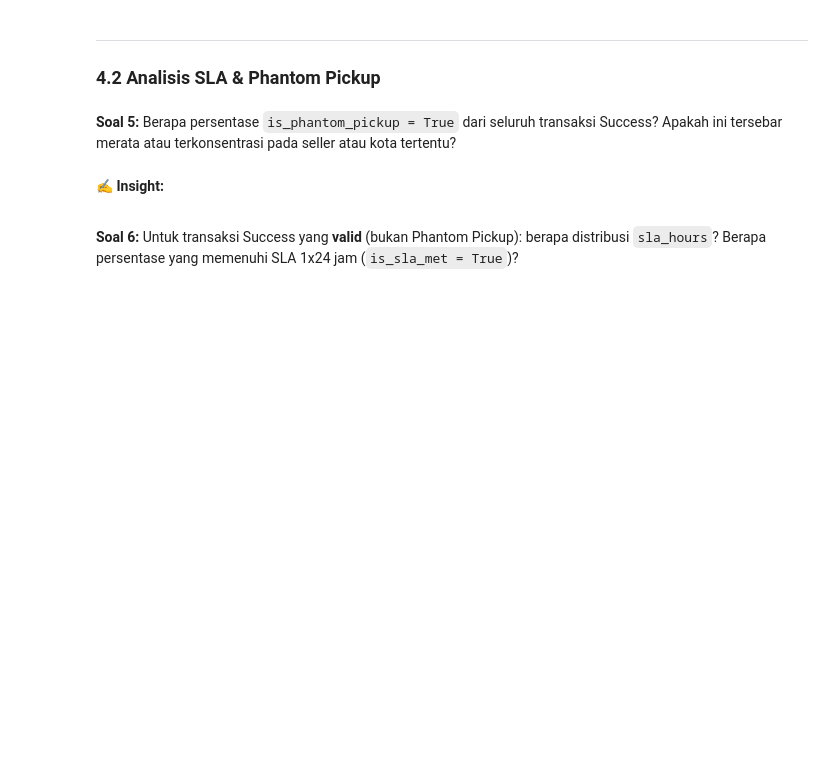
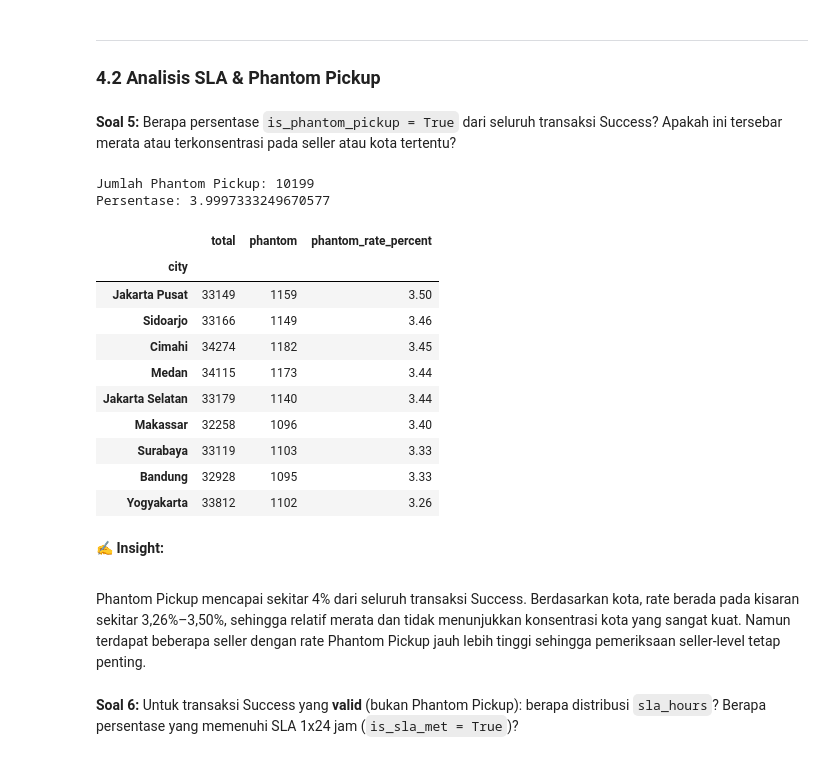
Before and after one commit to naufalarkan2004-spec/data_analysis_report_sicepat, a Jupyter notebook: m2_project_sicepat_RaffyReyhan.ipynb, the cells around one changed output. Saved outputs shown, nothing was run; the diff lists cells and outputs as text; code cells hidden in the pictures; blank space fills up the shorter version.

```diff
--- a/m2_project_sicepat_RaffyReyhan.ipynb
+++ b/m2_project_sicepat_RaffyReyhan.ipynb
@@ -912,6 +1103,61 @@ df_pickups["request_hour"] = (
+# %%
+# Soal 5
+success_count = (
+    df_pickups["pickup_status"] == "Success"
+).sum()
+
+phantom_count = df_pickups["is_phantom_pickup"].sum()
+
+phantom_percentage = (
+    phantom_count /
+    success_count *
+    100
+)
+
+print("Jumlah Phantom Pickup:", phantom_count)
+print("Persentase:", phantom_percentage)
+# %% [output]
+Jumlah Phantom Pickup: 10199
+Persentase: 3.9997333249670577
+# %%
+city_phantom = df_pickups.merge(
+    df_sellers[["seller_id", "city"]],
+    on="seller_id",
+    how="left"
+)
+
+city_phantom = city_phantom.groupby("city").agg(
+    total=("resi_no", "count"),
+    phantom=("is_phantom_pickup", "sum")
+)
+
+city_phantom["phantom_rate_percent"] = (
+    city_phantom["phantom"] /
+    city_phantom["total"] *
+    100
+)
+
+city_phantom.sort_values(
+    "phantom_rate_percent",
+    ascending=False
+)
+# %% [output]
+|  | total | phantom | phantom_rate_percent |
+| city |  |  |  |
+| Jakarta Pusat | 33149 | 1159 | 3.50 |
+| Sidoarjo | 33166 | 1149 | 3.46 |
+| Cimahi | 34274 | 1182 | 3.45 |
+| Medan | 34115 | 1173 | 3.44 |
+| Jakarta Selatan | 33179 | 1140 | 3.44 |
+| Makassar | 32258 | 1096 | 3.40 |
+| Surabaya | 33119 | 1103 | 3.33 |
+| Bandung | 32928 | 1095 | 3.33 |
+| Yogyakarta | 33812 | 1102 | 3.26 |
 # %% [markdown]
 **✍️ Insight:**
 
 >
+# %% [markdown]
+Phantom Pickup mencapai sekitar 4% dari seluruh transaksi Success. Berdasarkan kota, rate berada pada kisaran sekitar 3,26%–3,50%, sehingga relatif merata dan tidak menunjukkan konsentrasi kota yang sangat kuat. Namun terdapat beberapa seller dengan rate Phantom Pickup jauh lebih tinggi sehingga pemeriksaan seller-level tetap penting.
 # %% [markdown]
 **Soal 6:** Untuk transaksi Success yang **valid** (bukan Phantom Pickup): berapa distribusi `sla_hours`? Berapa persentase yang memenuhi SLA 1x24 jam (`is_sla_met = True`)?
```
Also changed, not shown: parts of 64 cells of this notebook.
